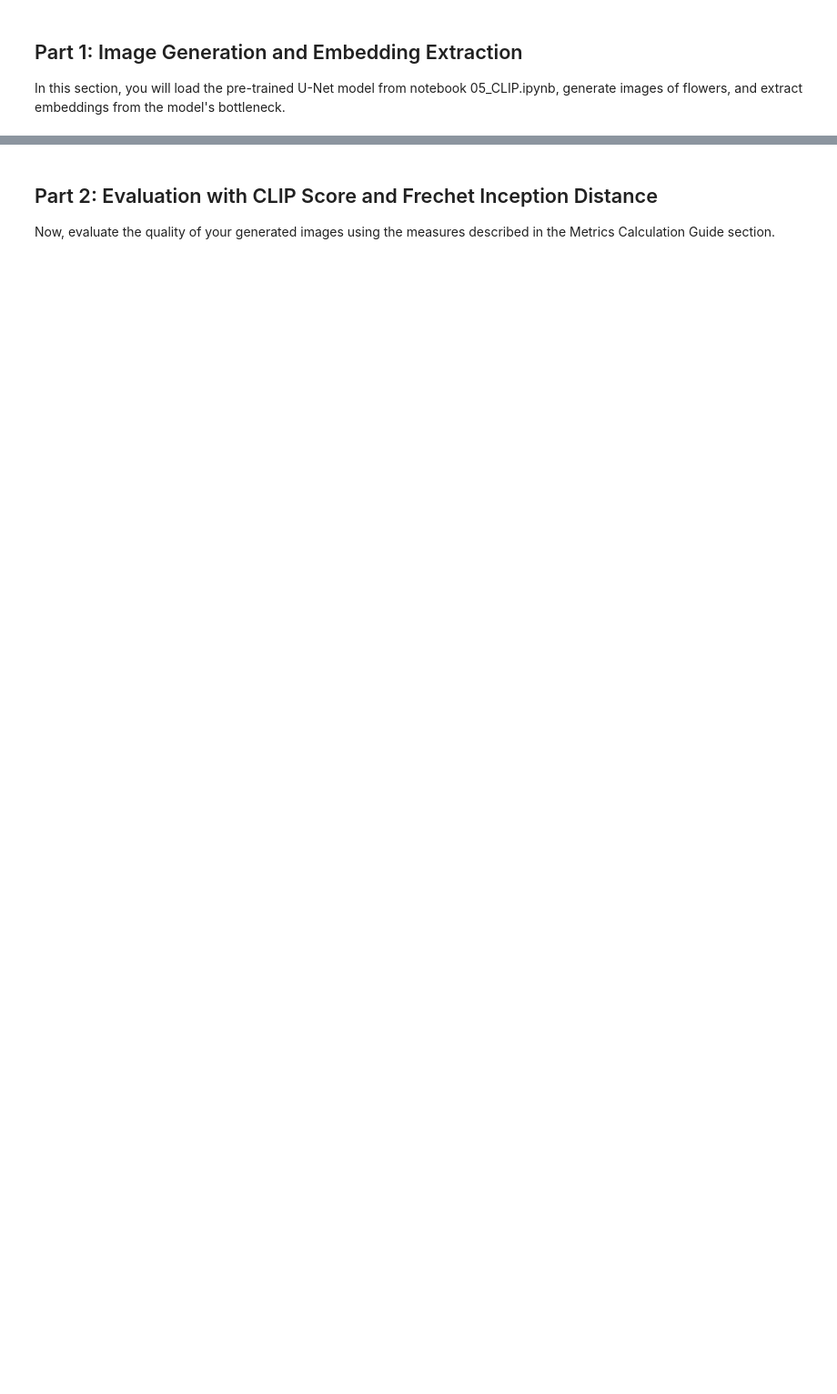
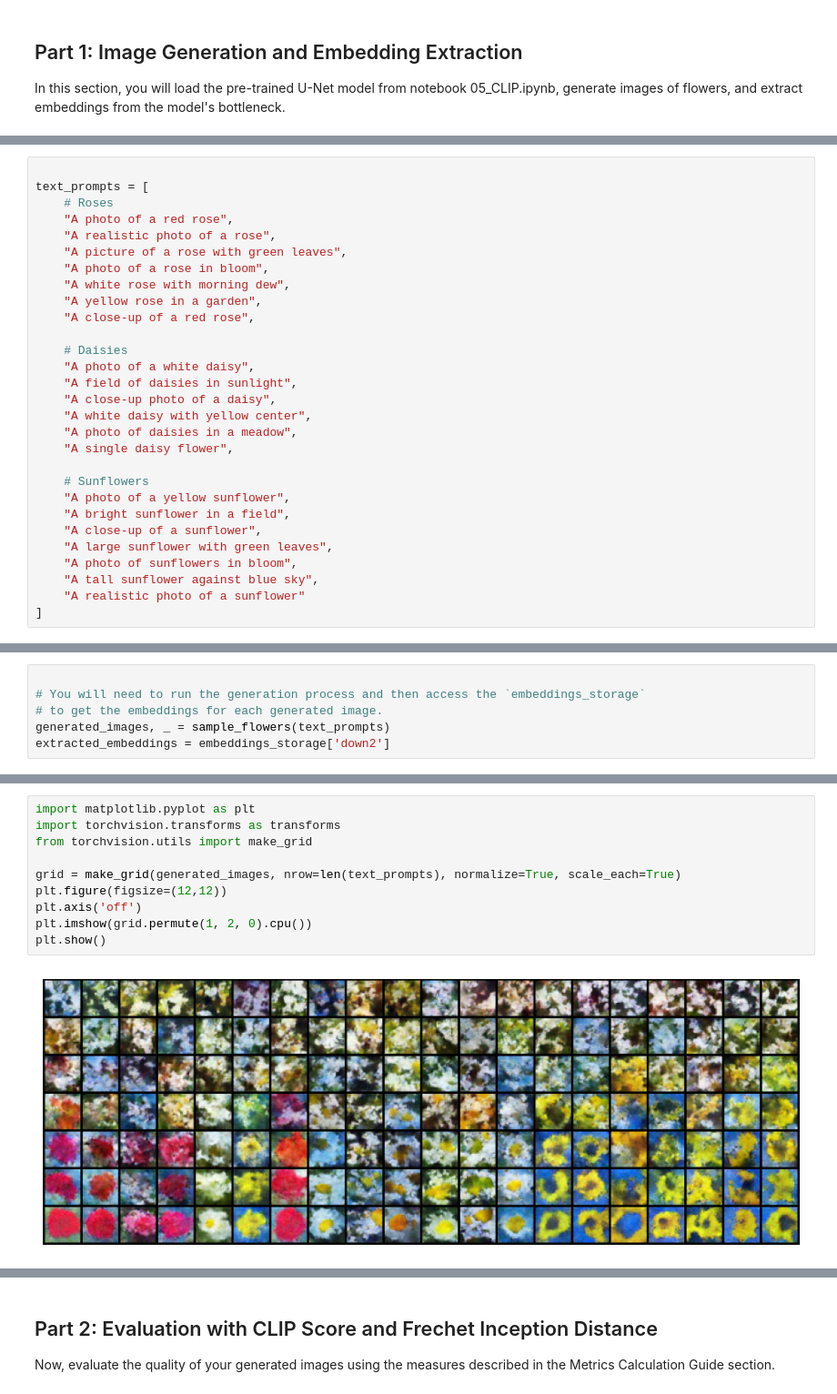
Before and after one commit to linusloell/cv-seminar-denoising-probabilistic-diffusion-models, a Jupyter notebook: assignment3.ipynb, the cells around one changed output, grey strips where cells are left out. Shown at 91% size. Drawn from its saved outputs; the diff is of its cells as text; blank space fills up the shorter version.

```diff
--- a/assignment3.ipynb
+++ b/assignment3.ipynb
@@ -57,0 +76,29 @@ def get_embedding_hook(name):
+# %%
+
+text_prompts = [
+    # Roses
+    "A photo of a red rose",
+    "A realistic photo of a rose",
+    "A picture of a rose with green leaves",
+    "A photo of a rose in bloom",
+    "A white rose with morning dew",
+    "A yellow rose in a garden",
+    "A close-up of a red rose",
+
+    # Daisies
+    "A photo of a white daisy",
+    "A field of daisies in sunlight",
+    "A close-up photo of a daisy",
+    "A white daisy with yellow center",
+    "A photo of daisies in a meadow",
+    "A single daisy flower",
+
+    # Sunflowers
+    "A photo of a yellow sunflower",
+    "A bright sunflower in a field",
+    "A close-up of a sunflower",
+    "A large sunflower with green leaves",
+    "A photo of sunflowers in bloom",
+    "A tall sunflower against blue sky",
+    "A realistic photo of a sunflower"
+]
@@ -57,0 +135,6 @@ def get_embedding_hook(name):
+# %%
+
+# You will need to run the generation process and then access the `embeddings_storage`
+# to get the embeddings for each generated image.
+generated_images, _ = sample_flowers(text_prompts)
+extracted_embeddings = embeddings_storage['down2']
@@ -57,0 +159,12 @@ def get_embedding_hook(name):
+# %%
+import matplotlib.pyplot as plt
+import torchvision.transforms as transforms
+from torchvision.utils import make_grid
+
+grid = make_grid(generated_images, nrow=len(text_prompts), normalize=True, scale_each=True)
+plt.figure(figsize=(12,12))
+plt.axis('off')
+plt.imshow(grid.permute(1, 2, 0).cpu())
+plt.show()
+# %% [output]
+[figure, added]
```
Also changed, not shown: parts of 26 cells of this notebook, 22 other files.
